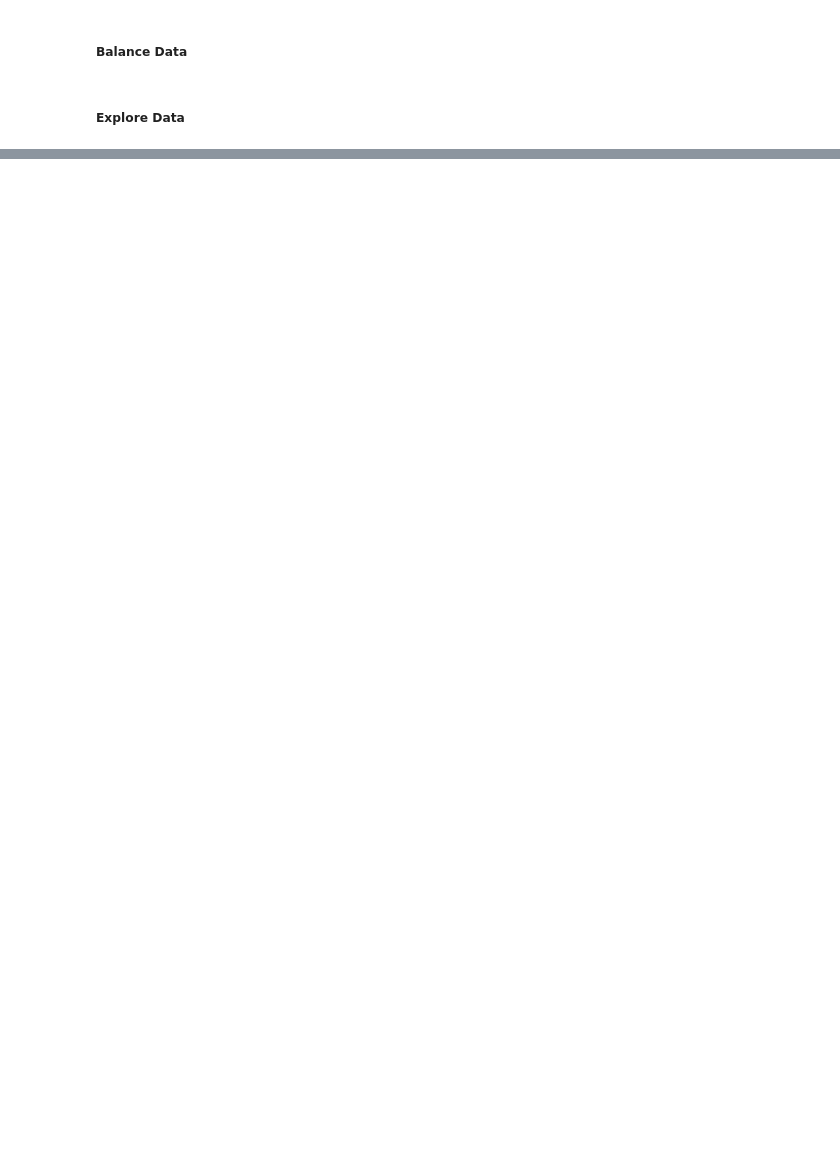
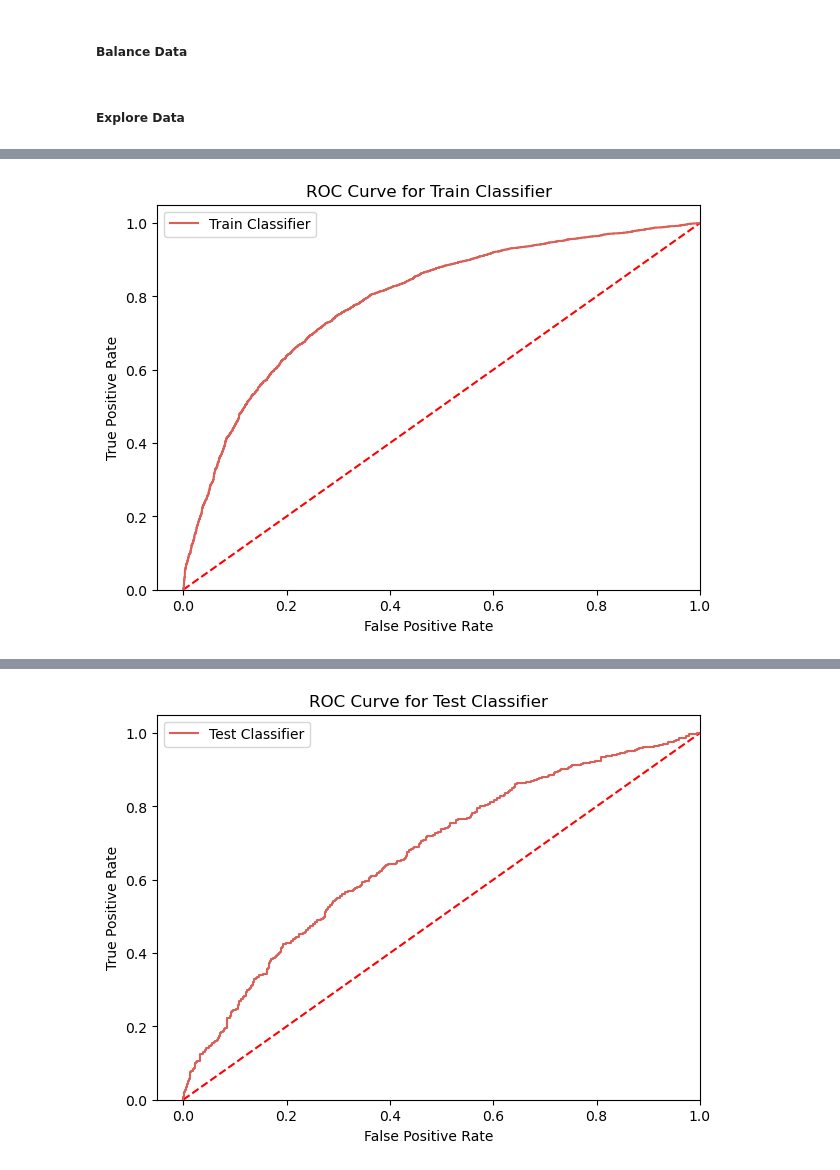
Before and after one commit to chris-caballero/Fake-News-Detection, a Jupyter notebook: fake-news-detection.ipynb, the cells around one changed output, grey strips where cells are left out. Cells and saved outputs as stored; diff of their text form; code cells hidden in the pictures; blank space fills up the shorter version.

Commit message:
update utils and notebook
classification with best model, needs to load best model from drive.

```diff
--- a/fake-news-detection.ipynb
+++ b/fake-news-detection.ipynb
@@ -236,27 +401,0 @@ evaluate_performance(trainer, val_dataset)
-# %%
-def get_roc_curve(trainer, inputs):
-    ids = torch.tensor(inputs['input_ids']).to(device=torch.device('cuda'))
-    mask = torch.tensor(inputs['attention_mask']).to(device=torch.device('cuda'))
-    y_pred = trainer(input_ids=ids, attention_mask=mask)
-    y_proba = softmax(y_pred.predictions)
-
-    y_true_labels = y_pred.label_ids
-
-    fpr, tpr, threshold = roc_curve(y_true_labels, y_proba[:, 1])
-
-    return fpr, tpr, threshold
-
-def plot_roc_curves(model, inputs, label='Train Classifier'):
-    fpr, tpr, _ = get_roc_curve(model, inputs)
-
-    plt.figure(figsize=(7, 5))
-    plt.title(f'ROC Curve for {label}')
-    plt.plot([0, 1], [0, 1], 'r--')
-    plt.xlabel('False Positive Rate')
-    plt.ylabel('True Positive Rate')
-    plt.axis([-.05, 1, 0, 1.05])
-
-    plt.plot(fpr, tpr, label=label, color=sns.color_palette('hls')[0])
-
-    plt.legend()
-    plt.show()
@@ -270,0 +402,6 @@ plot_roc_curves(model, val_dataset, label = 'Validation Classifier')
+# %%
+if label_type == 'binary_label':
+    plot_roc_curves(model, train_dataset, label = 'Train Classifier')
+    plot_roc_curves(model, test_dataset, label = 'Test Classifier')
+    plot_roc_curves(model, val_dataset, label = 'Validation Classifier')
+# %% [output]
@@ -270,0 +409 @@ plot_roc_curves(model, val_dataset, label = 'Validation Classifier')
+[figure, added]
@@ -270,0 +411 @@ plot_roc_curves(model, val_dataset, label = 'Validation Classifier')
+[figure, added]
```
Also changed, not shown: parts of 30 cells of this notebook, 2 other files.
